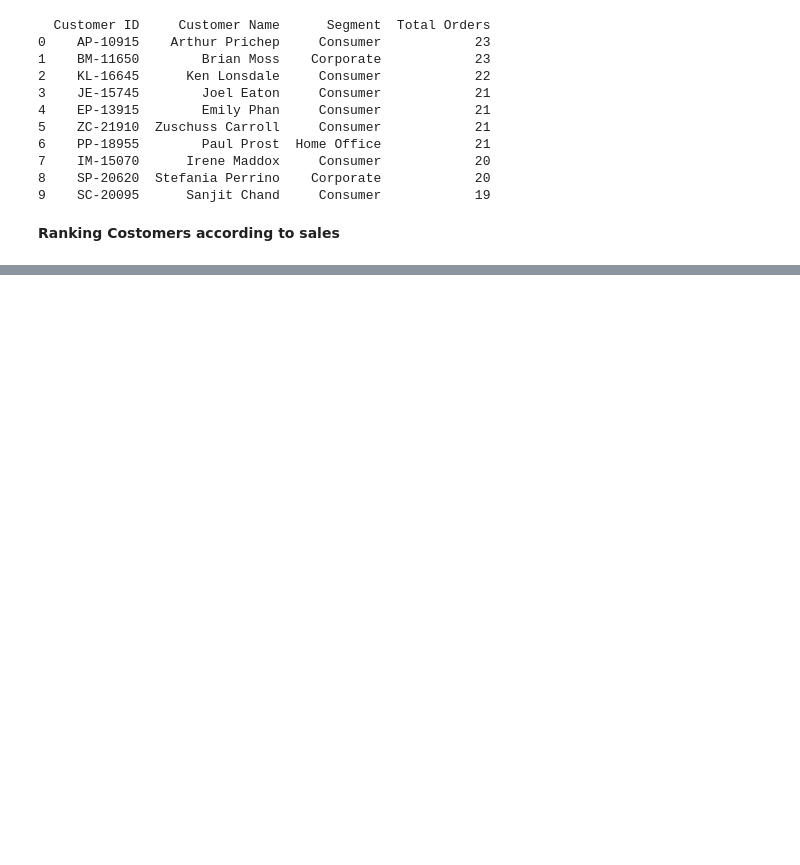
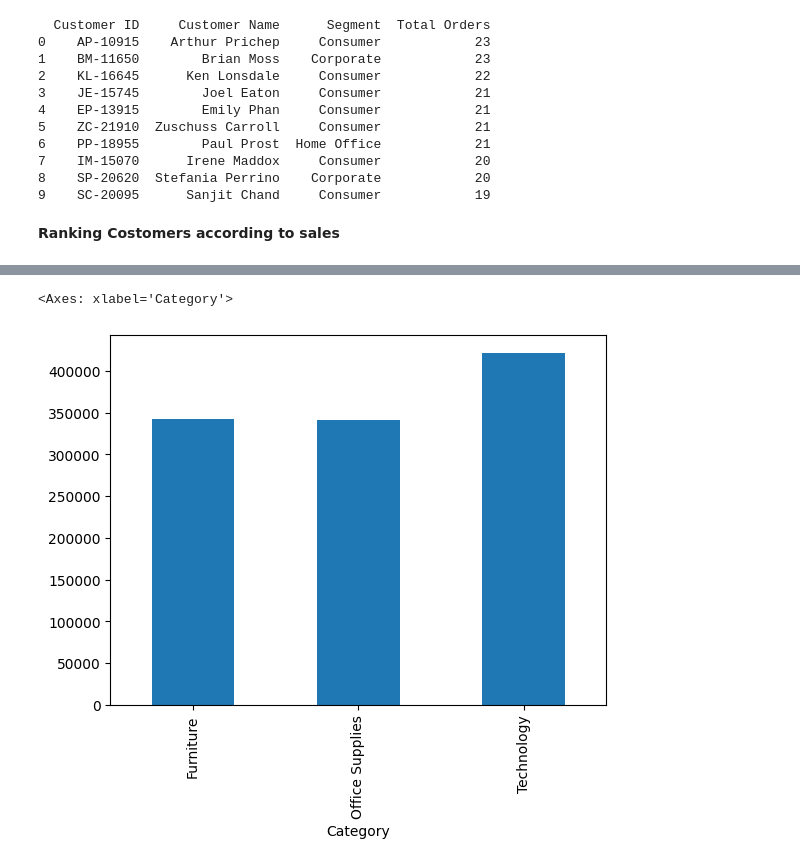
Before and after one commit to brianisinga/data-analysis-with-python, a Jupyter notebook: stock analysis.ipynb, the cells around one changed output, grey strips where cells are left out. Drawn from its saved outputs; the diff is of its cells as text; code cells hidden in the pictures; blank space fills up the shorter version.

```diff
--- a/stock analysis.ipynb
+++ b/stock analysis.ipynb
@@ -184,0 +260,5 @@ customer_sales=data.groupby(['Customer ID','Customer Name','Segment'])['Sales'].
+# %%
+data.groupby('Category')['Sales'].sum().plot(kind='bar')
+# %% [output]
+<Axes: xlabel='Category'>
+[figure, added]
```
Also changed, not shown: parts of 15 cells of this notebook.
